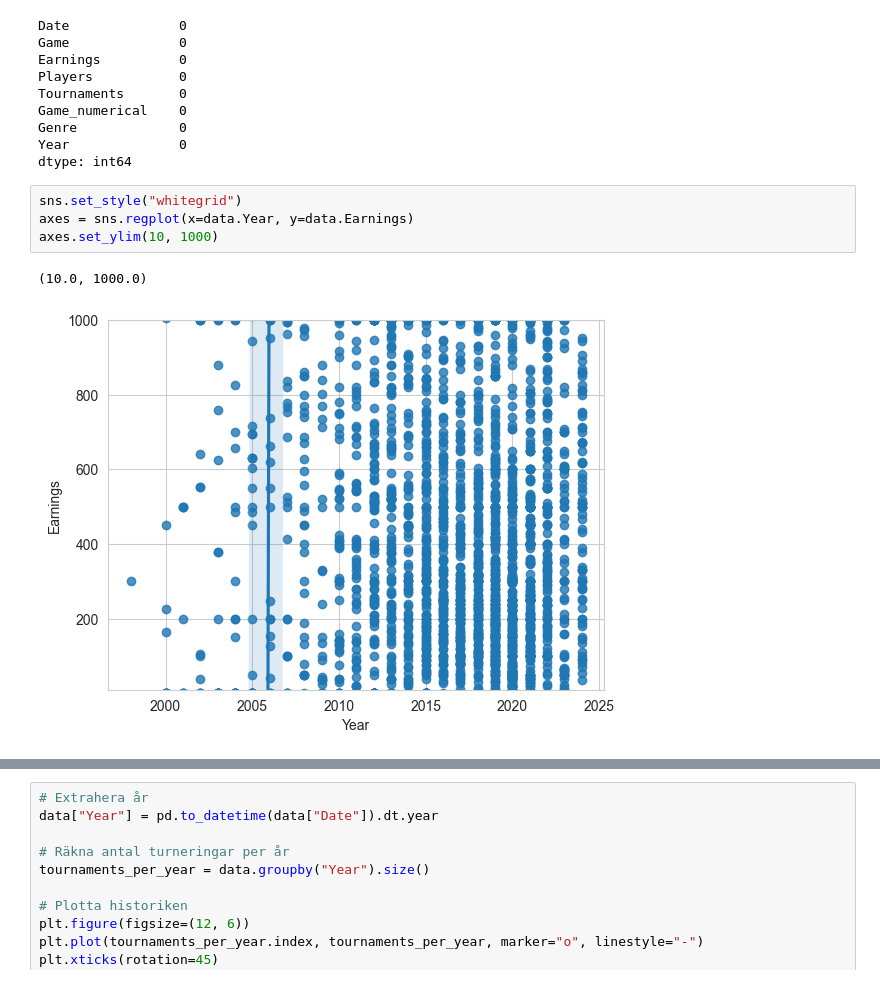
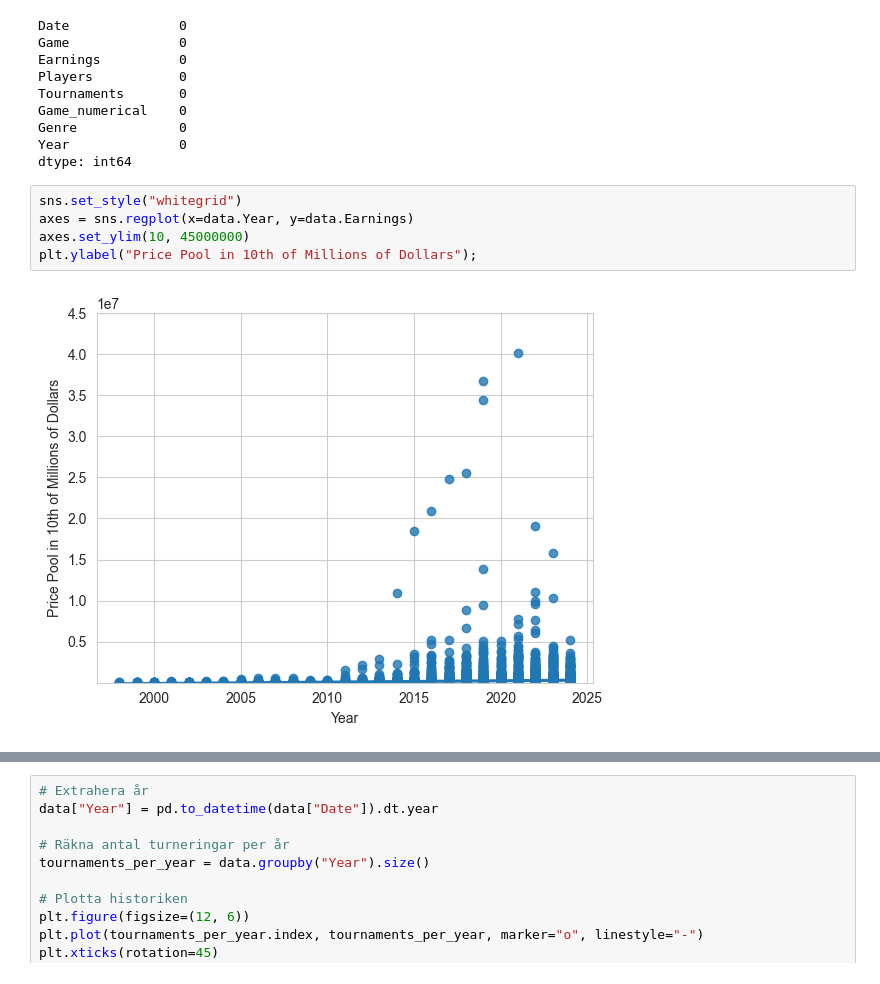
Before and after one commit to AndreasL85/pyprojektarbete, a Jupyter notebook: esports.ipynb, the cells around one changed output, grey strips where cells are left out. Saved outputs shown, nothing was run; the diff lists cells and outputs as text.

Commit message:
Graph fixes

```diff
--- a/esports.ipynb
+++ b/esports.ipynb
@@ -126,9 +120,9 @@ dtype: int64
 # %%
 sns.set_style("whitegrid")
 axes = sns.regplot(x=data.Year, y=data.Earnings)
-axes.set_ylim(10, 1000)
+axes.set_ylim(10, 45000000)
+plt.ylabel("Price Pool in 10th of Millions of Dollars");
 # %% [output]
-(10.0, 1000.0)
-[figure, old version]
+[figure, new version]
 # %%
 data["YearMonth"] = data["Date"].dt.strftime("%Y/%m")
```
Also changed, not shown: parts of 14 cells of this notebook.
